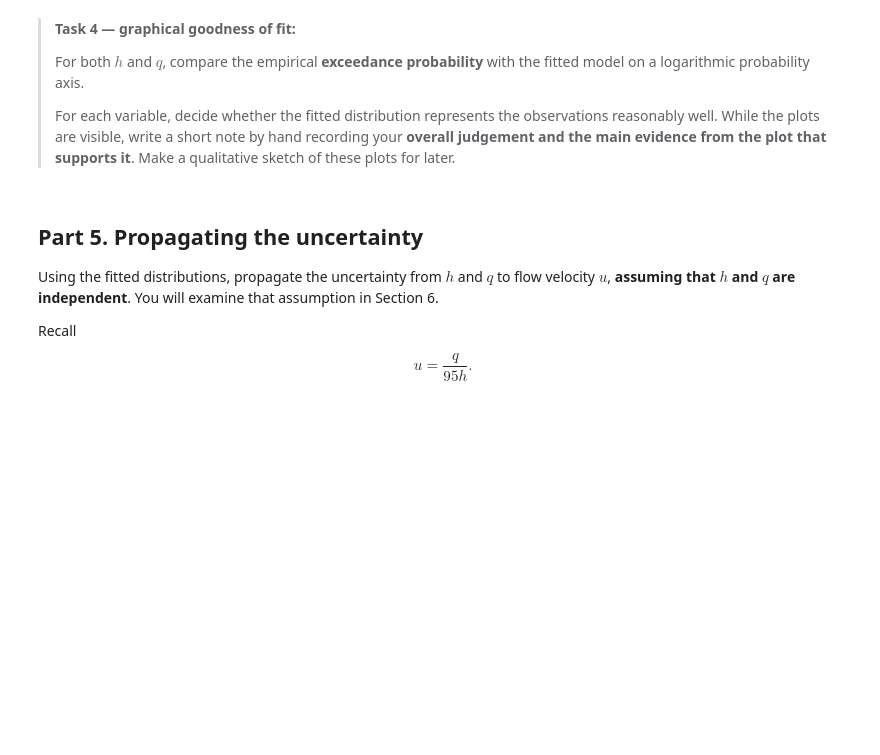
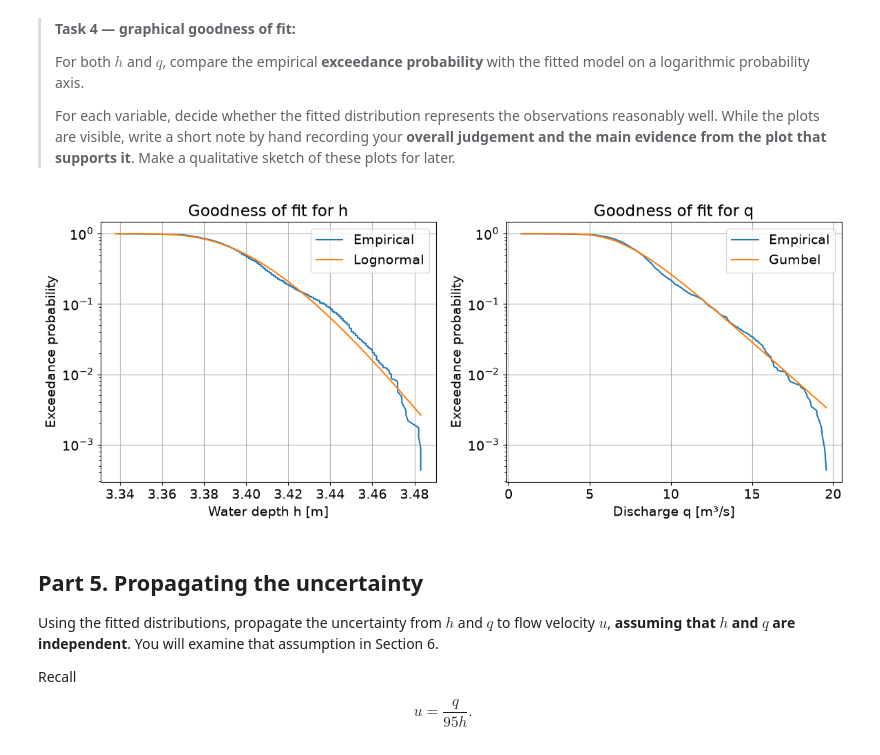
Before and after one commit to NickZhou21/GA1.4, a Jupyter notebook: all_files_GA_1_4/GA_1.4.ipynb, the cells around one changed output. Cells and saved outputs as stored; diff of their text form; code cells hidden in the pictures; blank space fills up the shorter version.

```diff
--- a/all_files_GA_1_4/GA_1.4.ipynb
+++ b/all_files_GA_1_4/GA_1.4.ipynb
@@ -211,6 +211,43 @@ A fitted distribution is a model, not a guarantee that the observations actually
 >
 # %%
 ### YOUR CODE HERE
+# Empirical CDF
+y_h, x_h = ecdf(h)
+y_q, x_q = ecdf(q)
+
+# Empirical exceedance probabilities
+exc_h = 1 - y_h
+exc_q = 1 - y_q
+
+# Fitted exceedance probabilities
+fit_exc_h = 1 - stats.lognorm.cdf(x_h, *params_h)
+fit_exc_q = 1 - stats.gumbel_r.cdf(x_q, *params_q)
+
+# Plot
+fig, ax = plt.subplots(1, 2, figsize=(12, 5))
+
+# h
+ax[0].semilogy(x_h, exc_h, label='Empirical')
+ax[0].semilogy(x_h, fit_exc_h, label='Lognormal')
+ax[0].set_xlabel('Water depth h [m]')
+ax[0].set_ylabel('Exceedance probability')
+ax[0].set_title('Goodness of fit for h')
+ax[0].legend()
+ax[0].grid(True)
+
+# q
+ax[1].semilogy(x_q, exc_q, label='Empirical')
+ax[1].semilogy(x_q, fit_exc_q, label='Gumbel')
+ax[1].set_xlabel('Discharge q [m³/s]')
+ax[1].set_ylabel('Exceedance probability')
+ax[1].set_title('Goodness of fit for q')
+ax[1].legend()
+ax[1].grid(True)
+
+plt.tight_layout()
+plt.show()
+# %% [output]
+[figure, added]
 # %% [markdown]
 ## Part 5. Propagating the uncertainty
 
```
